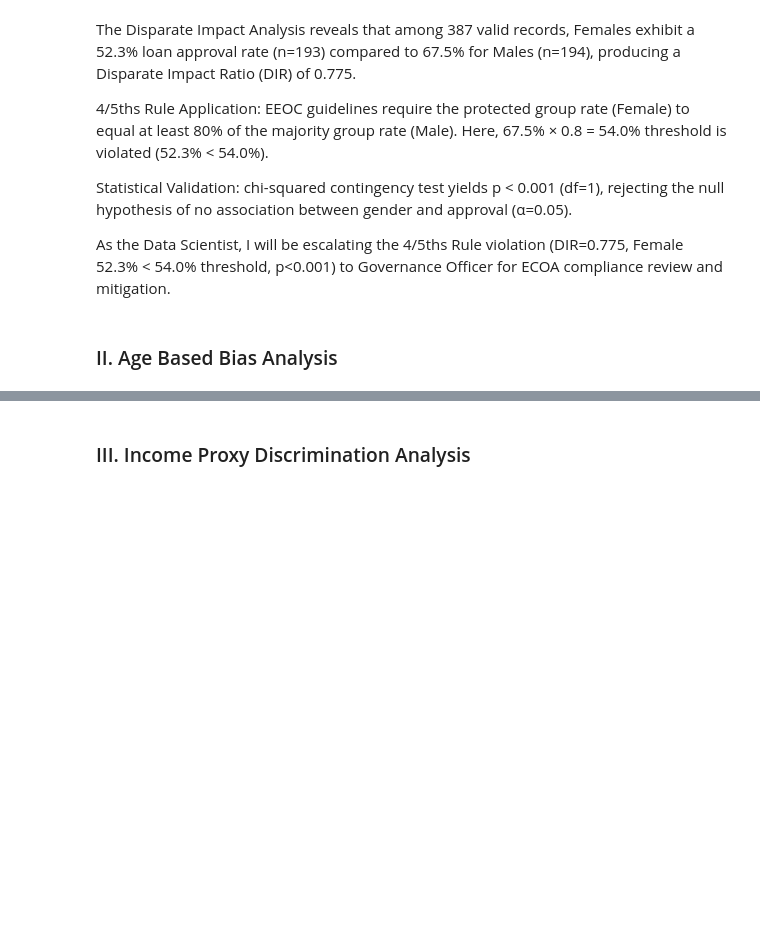
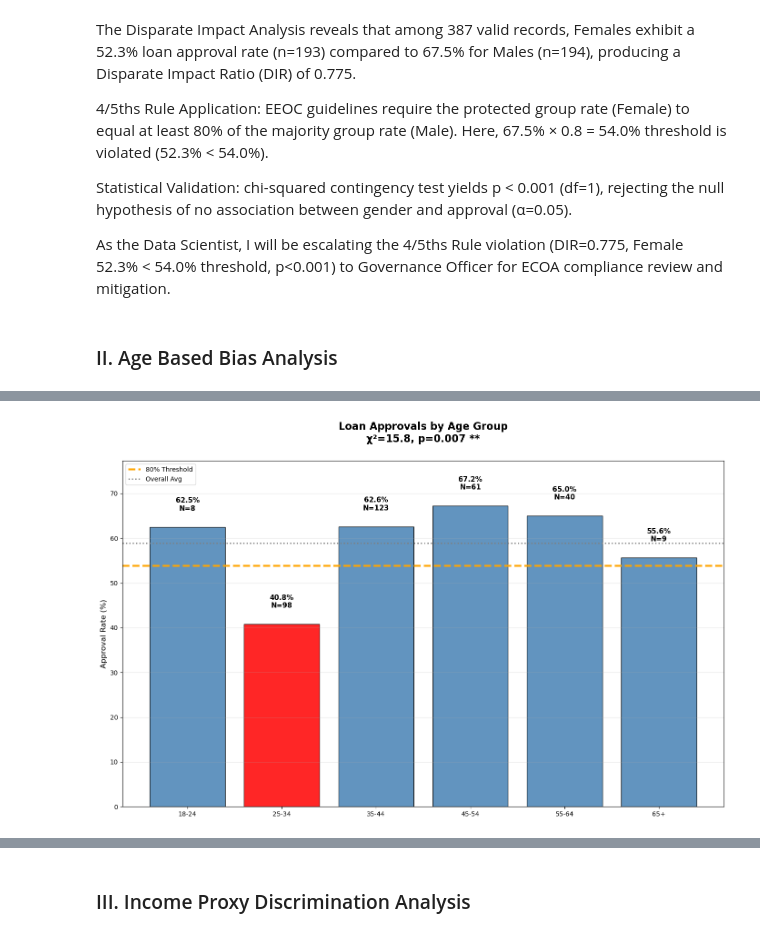
Before and after one commit to korbidietl/dego_gp_txc1, a Jupyter notebook: notebooks/02-bias-analysis.ipynb, the cells around one changed output, grey strips where cells are left out. Saved outputs shown, nothing was run; the diff lists cells and outputs as text; code cells hidden in the pictures; blank space fills up the shorter version.

Commit message:
Tests Improvement
Tests Improvement - Deeper Analysis

```diff
--- a/notebooks/02-bias-analysis.ipynb
+++ b/notebooks/02-bias-analysis.ipynb
@@ -252,62 +167,61 @@ As the Data Scientist, I will be escalating the 4/5ths Rule violation (DIR=0.775
 # %%
-import pandas as pd
 import matplotlib.pyplot as plt
 from scipy.stats import chi2_contingency
 
-# Data
-df_age = df.dropna(subset=['analysis_age_years', 'decision.loan_approved'])
+if 'df_bias' not in locals():
+    df_bias = df.dropna(subset=['applicant_info.age', 'decision.loan_approved'])
 
-# Bins
+# Bins and metrics
 bins = [18, 25, 35, 45, 55, 65, 100]
 labels = ['18-24', '25-34', '35-44', '45-54', '55-64', '65+']
-df_age['age_bin'] = pd.cut(df_age['analysis_age_years'], bins=bins, labels=labels, right=False)
+df_bias['age_bin'] = pd.cut(df_bias['applicant_info.age'], bins=bins, labels=labels, right=False)
 
-# Metrics
-metrics = df_age.groupby('age_bin')['decision.loan_approved'].agg(
-    count='count', approved='sum', rate='mean'
-).round(4)
+metrics = df_bias.groupby('age_bin')['decision.loan_approved'].agg([
+    'count', 'sum', 'mean'
+]).round(4)
+metrics.columns = ['Total', 'Approved', 'Approval_Rate']
+metrics['Approval_Pct'] = (metrics['Approval_Rate'] * 100).round(1)
+metrics['Disparity'] = metrics['Approval_Rate'] / metrics['Approval_Rate'].max()
 
-metrics['rate_pct'] = (metrics['rate'] * 100).round(1)
-metrics['disparity'] = metrics['rate'] / metrics['rate'].max()
-metrics['flag'] = metrics['disparity'] < 0.8
+# STATISTICAL TEST
+contingency = pd.crosstab(df_bias['age_bin'], df_bias['decision.loan_approved'])
+chi2, p, dof, expected = chi2_contingency(contingency)
+sig_level = '***' if p < 0.001 else '**' if p < 0.01 else '*' if p < 0.05 else 'ns'
 
-print("AGE BIAS ANALYSIS")
-print("="*40)
-print(metrics[['count', 'approved', 'rate_pct', 'disparity', 'flag']])
+# Chart with stats
+fig, ax1 = plt.subplots(figsize=(14, 9))
 
-# CHART
-plt.figure(figsize=(12, 8))
-
-colors = ['red' if f else 'steelblue' for f in metrics['flag']]
-bars = plt.bar(metrics.index, metrics['rate_pct'], color=colors, alpha=0.85, edgecolor='black')
+colors = ['red' if r < 0.8 else 'steelblue' for r in metrics['Disparity']]
+bars = ax1.bar(metrics.index, metrics['Approval_Pct'], color=colors, alpha=0.85, edgecolor='black')
 
 # Thresholds
-plt.axhline(y=metrics['rate'].max()*80, color='orange', ls='--', lw=2, label='80% Rule')
-plt.axhline(y=metrics['rate'].mean()*100, color='gray', ls=':', lw=2, label='Overall Average')
-
-plt.title('Loan Approval Rates by Age Group with Regulatory Thresholds',
-          fontweight='bold', fontsize=16, pad=20)
-plt.ylabel('Approval Rate (%)', fontsize=12)
-plt.xlabel('Age Group', fontsize=12)
-plt.legend(fontsize=11)
-plt.grid(axis='y', alpha=0.3)
+ax1.axhline(y=metrics['Approval_Rate'].max()*80, color='orange', ls='--', lw=3, label='80% Threshold')
+ax1.axhline(y=metrics['Approval_Rate'].mean()*100, color='gray', ls=':', lw=2, label='Overall Avg')
 
 # Labels
-label_data = list(zip(metrics['rate_pct'], metrics['disparity'], metrics['count']))
-for bar, (pct, disp, n) in zip(bars, label_data):
-    plt.text(bar.get_x() + bar.get_width()/2, bar.get_height() + 1.5,
-             f'{pct}%\n{disp:.0%}\nN={n:,}', ha='center', va='bottom',
-             fontweight='bold', fontsize=10)
+max_pct = metrics['Approval_Pct'].max()
+label_offset = max_pct * 0.05
+for i, (pct, total) in enumerate(zip(metrics['Approval_Pct'], metrics['Total'])):
+    ax1.text(i, pct + label_offset, f'{pct}%\nN={int(total):,}',
+             ha='center', va='bottom', fontweight='bold', fontsize=11)
+
+ax1.set_title(f'Loan Approvals by Age Group\nχ²={chi2:.1f}, p={p:.3f} {sig_level}',
+              fontweight='bold', fontsize=16, pad=30)
+ax1.set_ylabel('Approval Rate (%)', fontsize=12)
+ax1.legend(loc='upper left')
+ax1.grid(axis='y', alpha=0.3)
+ax1.set_ylim(0, max_pct * 1.15)
 
 plt.xticks(rotation=0)
 plt.tight_layout()
 plt.show()
 
-# Stats
-chi2, p = chi2_contingency(pd.crosstab(df_age['age_bin'], df_age['decision.loan_approved']))[:2]
-print(f"\nChi-square test: χ²={chi2:.1f}, p={p:.4f} ({'***' if p<0.01 else '**' if p<0.05 else 'ns'})")
-
-violations = metrics[metrics['flag']]
-print(f"\nFlagged groups (below 80%): {list(violations.index)}")
-print("Analysis complete")
+# Results
+print("LOAN APPROVALS BY AGE")
+print("="*50)
+print(metrics[['Total', 'Approved', 'Approval_Pct', 'Disparity']])
+print(f"\nStatistical test: χ²={chi2:.1f}, p={p:.4f} {sig_level}")
+print(f"Best: {metrics['Approval_Rate'].idxmax()} ({metrics['Approval_Rate'].max():.1%})")
+print(f"Violations (<80%): {list(metrics[metrics['Disparity'] < 0.8].index)}")
 # %% [output]
+[figure, new version]
```
Also changed, not shown: parts of 14 cells of this notebook, 6 other files.
